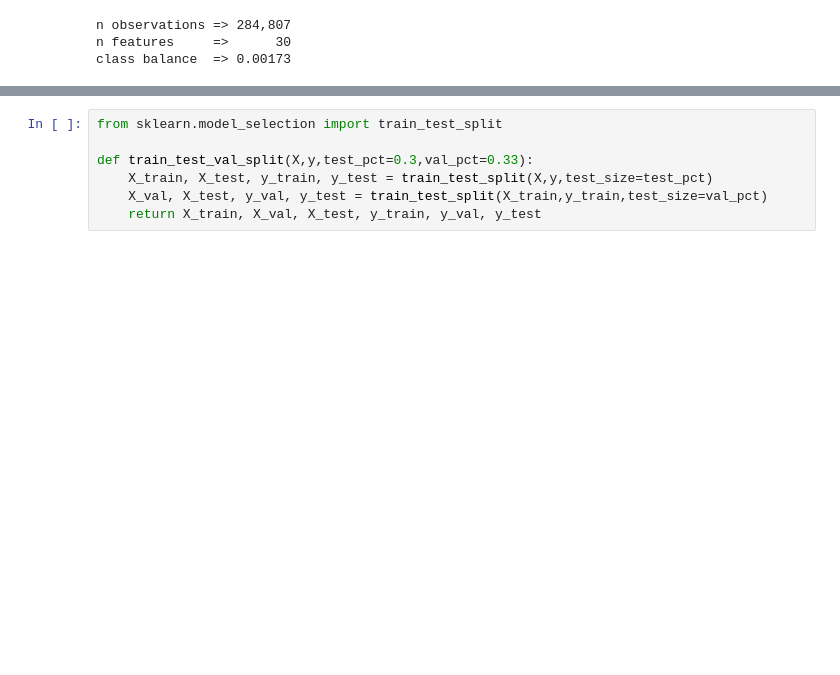
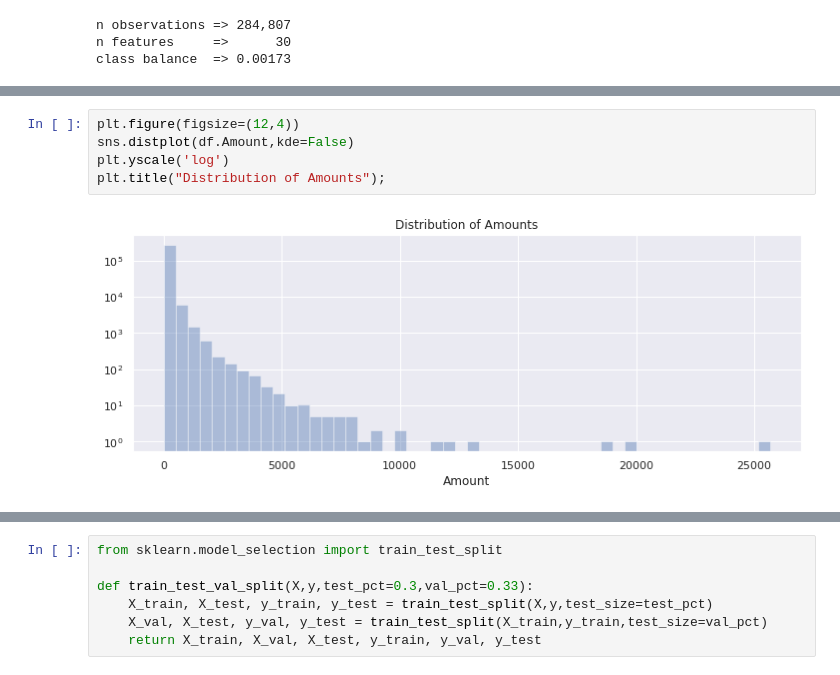
Before and after one commit to a-poor/cc-fraud, a Jupyter notebook: cc-fraud-analysis.ipynb, the cells around one changed output, grey strips where cells are left out. Cells and saved outputs as stored; diff of their text form; blank space fills up the shorter version.

```diff
--- a/cc-fraud-analysis.ipynb
+++ b/cc-fraud-analysis.ipynb
@@ -34,0 +69,7 @@ class balance  => 0.00173
+# %%
+plt.figure(figsize=(12,4))
+sns.distplot(df.Amount,kde=False)
+plt.yscale('log')
+plt.title("Distribution of Amounts");
+# %% [output]
+[figure, added]
```
Also changed, not shown: parts of 29 cells of this notebook, 3 other files.
